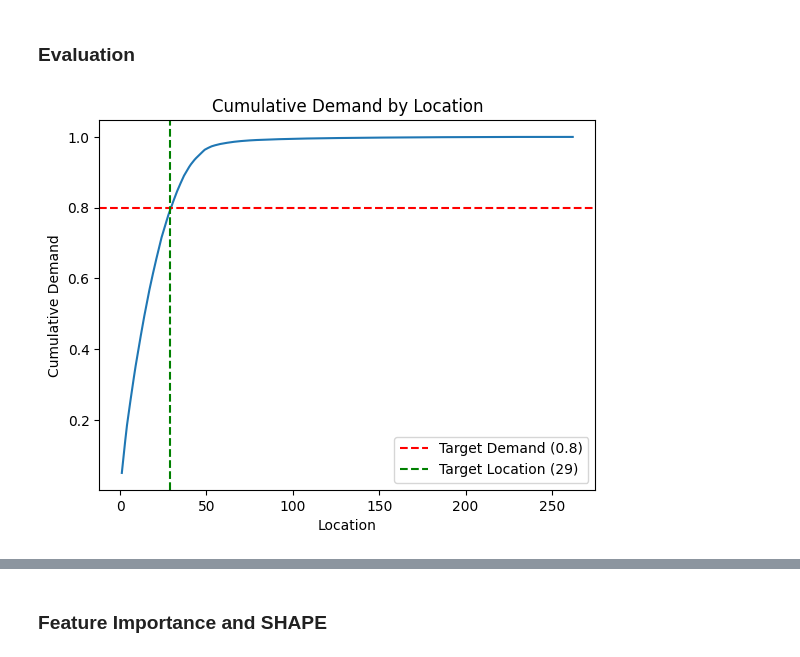
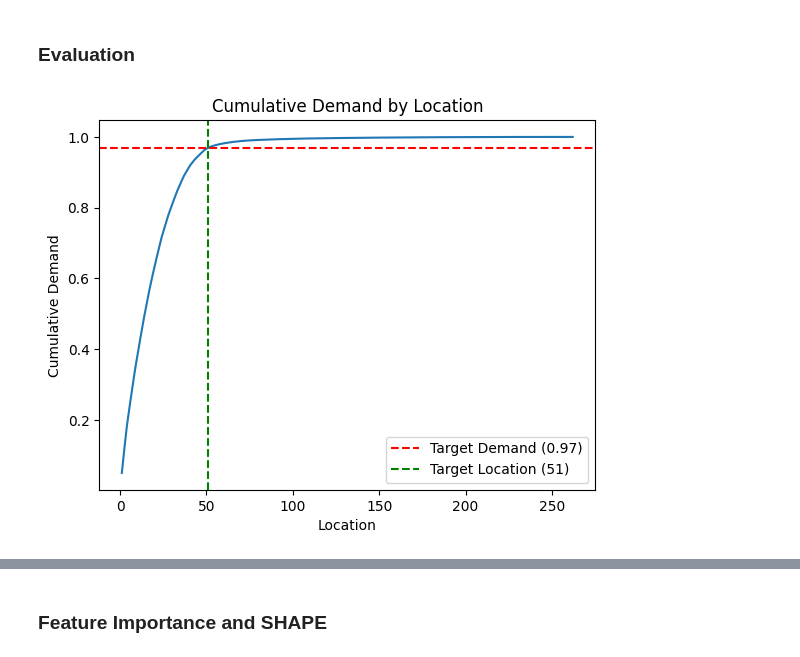
Before and after one commit to danaeis/shoofer-demand-prediction, a Jupyter notebook: ML/ml_xgb.ipynb, the cells around one changed output, grey strips where cells are left out. Cells and saved outputs as stored; diff of their text form; code cells hidden in the pictures.

Commit message:
feat: Change Visualization based on important locations

```diff
--- a/ML/ml_xgb.ipynb
+++ b/ML/ml_xgb.ipynb
@@ -286,7 +220,6 @@ def plot_cumsum_demand(labeled_df, target_demand):
     plt.xlabel('Location')
     plt.ylabel('Cumulative Demand')
     plt.title('Cumulative Demand by Location')
-    target_demand = 0.8
     target_x = (cumulative_demand <= target_demand).argmin()
     plt.axhline(y=target_demand, color='r', linestyle='--', label=f'Target Demand ({target_demand})')
     plt.axvline(x=target_x, color='g', linestyle='--', label=f'Target Location ({target_x})')
@@ -296,9 +229,9 @@ def plot_cumsum_demand(labeled_df, target_demand):
     important_locations = grouped_df.iloc[:target_x, grouped_df.columns.get_loc('Location')]
     return important_locations
 # %%
-important_locations = plot_cumsum_demand(labeled_df, 0.8)
+important_locations = plot_cumsum_demand(labeled_df, 0.97)
 # %% [output]
-[figure, old version]
+[figure, new version]
 # %%
 def evaluate(metric, metric_name, df_true, df_pred, important_locations):
     selected_df_true = df_true[df_true['Location'].isin(important_locations)]['Demand'].to_numpy()
```
Also changed, not shown: parts of 14 cells of this notebook, 1 other file.
